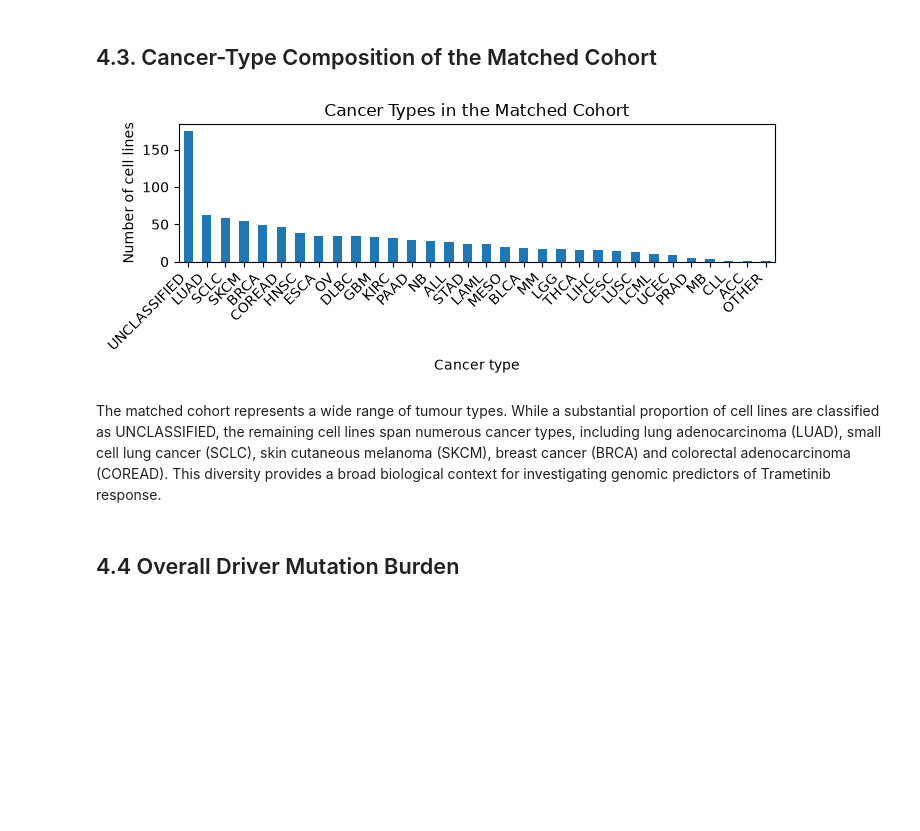
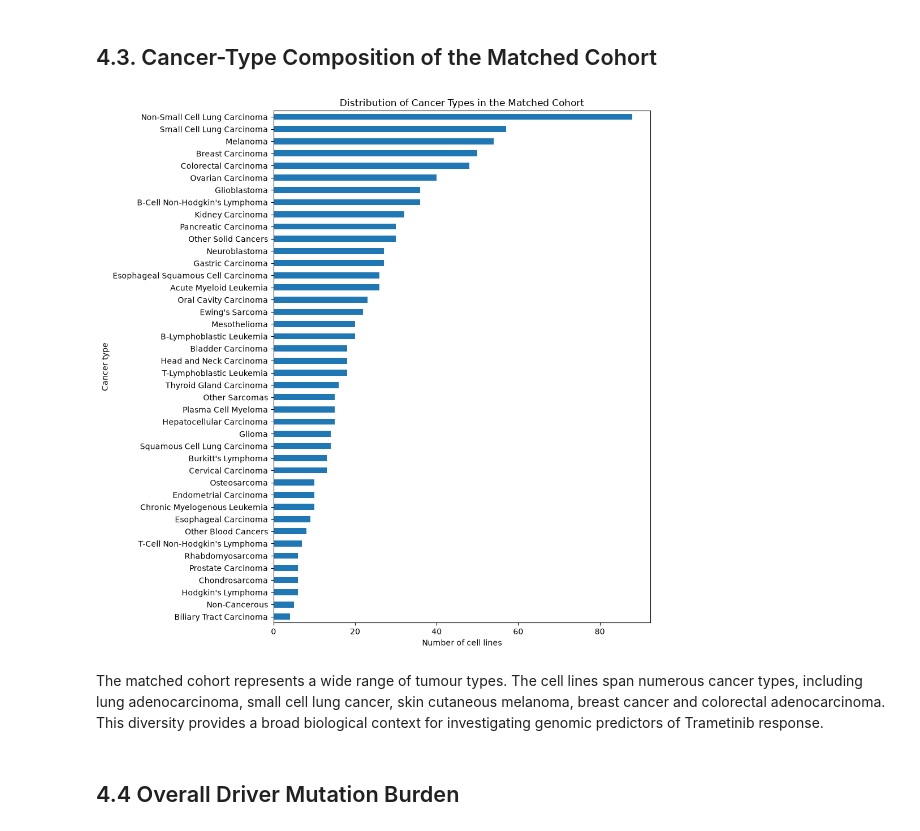
Before and after one commit to carolinemalaihull/trametinib-drug-response-ml, a Jupyter notebook: notebooks/01_data_exploration.ipynb, the cells around one changed output. Saved outputs shown, nothing was run; the diff lists cells and outputs as text; code cells hidden in the pictures; blank space fills up the shorter version.

```diff
--- a/notebooks/01_data_exploration.ipynb
+++ b/notebooks/01_data_exploration.ipynb
@@ -46,8 +46,8 @@ import seaborn as sns
 # %% [markdown]
 # 1. Dataset Selection
 # %%
-gdsc = pd.read_csv("../data/GDSC2-dataset.csv")
-mutations = pd.read_csv("../data/mutations_summary.csv")
+gdsc = pd.read_excel("../data/GDSC2_fitted_dose_response_27Oct23.xlsx")
+mutations = pd.read_csv("../data/mutations_summary_20260724.csv")
 
 # Standardise gene symbols before any mutation-based analysis
 mutations["gene_symbol"] = (
@@ -604,25 +574,21 @@ research question.
 # %% [markdown]
 ## 4.3. Cancer-Type Composition of the Matched Cohort
 # %%
-cancer_counts = (
-    trametinib_matched["TCGA_DESC"]
-    .value_counts()
-)
+cancer_counts = trametinib_matched["CANCER_TYPE"].value_counts()
 
-plt.figure(figsize=(7,3))
-cancer_counts.plot(kind="bar")
+plt.figure(figsize=(10, 10))
+cancer_counts.sort_values().plot(kind="barh")
 
-plt.xlabel("Cancer type")
-plt.ylabel("Number of cell lines")
-plt.title("Cancer Types in the Matched Cohort")
+plt.xlabel("Number of cell lines")
+plt.ylabel("Cancer type")
+plt.title("Distribution of Cancer Types in the Matched Cohort")
 
-plt.xticks(rotation=45, ha="right")
 plt.tight_layout()
 plt.show()
 # %% [output]
-[figure, old version]
+[figure, new version]
 # %% [markdown]
-The matched cohort represents a wide range of tumour types. While a substantial proportion of cell lines are classified as UNCLASSIFIED, the remaining cell lines span numerous cancer types, including lung adenocarcinoma (LUAD), small cell lung cancer (SCLC), skin cutaneous melanoma (SKCM), breast cancer (BRCA) and colorectal adenocarcinoma (COREAD). This diversity provides a broad biological context for investigating genomic predictors of Trametinib response.
+The matched cohort represents a wide range of tumour types. The cell lines span numerous cancer types, including lung adenocarcinoma, small cell lung cancer, skin cutaneous melanoma, breast cancer and colorectal adenocarcinoma. This diversity provides a broad biological context for investigating genomic predictors of Trametinib response.
 # %% [markdown]
 ## 4.4 Overall Driver Mutation Burden
 # %%
```
Also changed, not shown: parts of 24 cells of this notebook, 2 other files.
